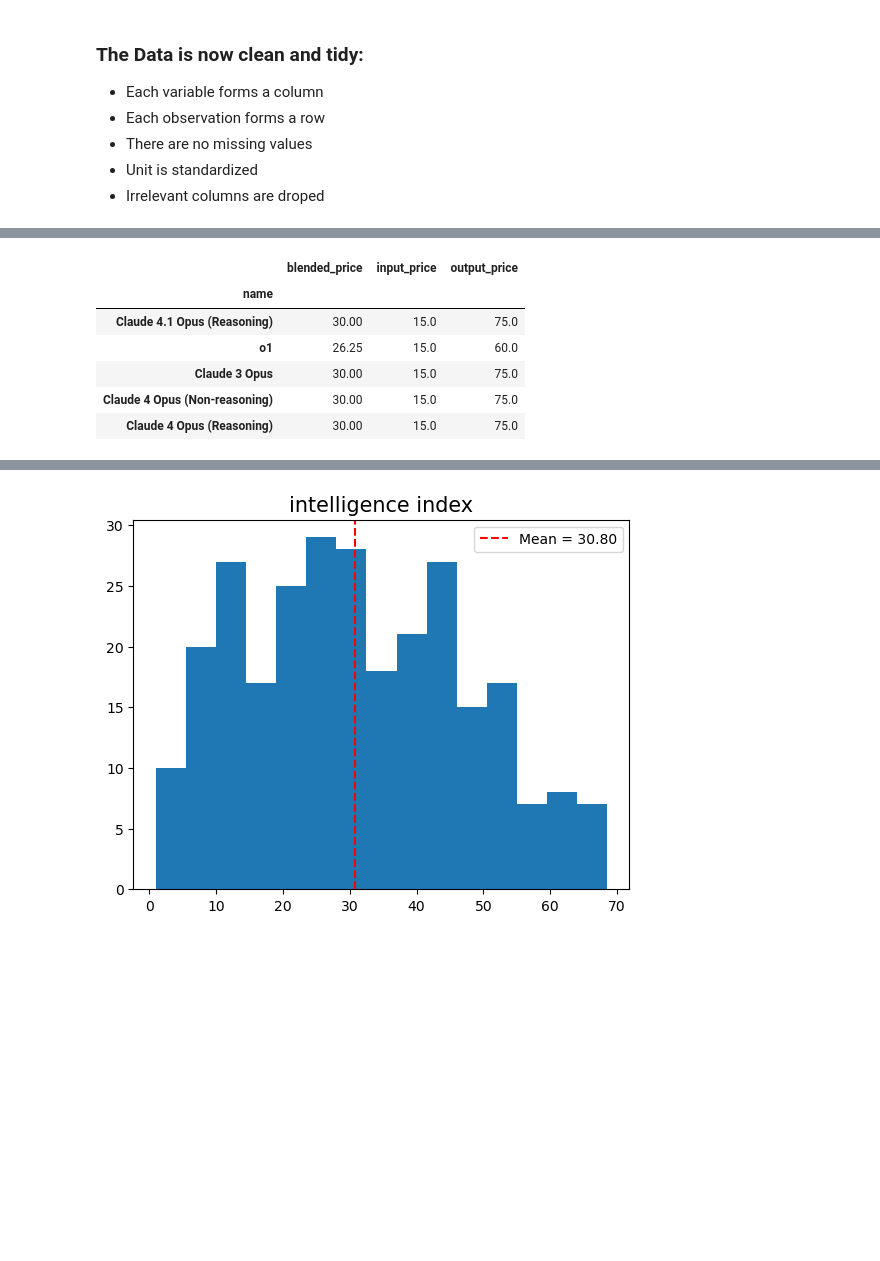
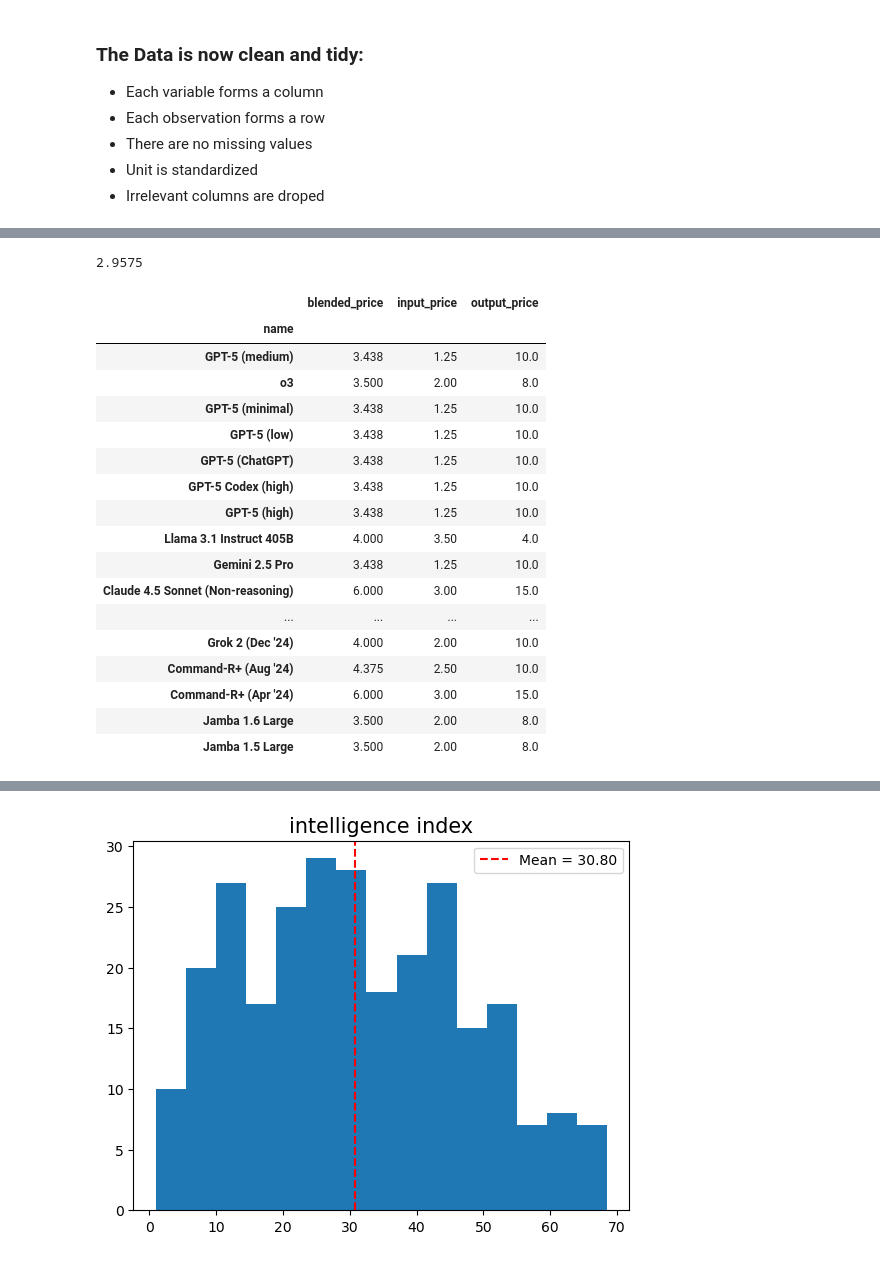
Before and after one commit to JamesDrQ/llm-performance-vs-cost, a Jupyter notebook: 02-EDACheckpoint.ipynb, the cells around one changed output, grey strips where cells are left out. Cells and saved outputs as stored; diff of their text form; code cells hidden in the pictures; blank space fills up the shorter version.

```diff
--- a/02-EDACheckpoint.ipynb
+++ b/02-EDACheckpoint.ipynb
@@ -376,11 +396,31 @@ for i in range(len(prices)):
+# %%
+q1_bp = leaderboard['blended_price'].quantile(0.25)
+q3_bp = leaderboard['blended_price'].quantile(0.75)
+iqr_bp = q3_bp - q1_bp
+upper_bp = q3_bp + 1.5 * iqr_bp
+
+print(upper_bp)
+# %% [output]
+2.9575
 # %%
-# extreme values:
-leaderboard[leaderboard['blended_price'] > 10 ].get(prices)
+# statistically extreme values:
+leaderboard[leaderboard['blended_price'] > 2.9575 ].get(prices)
 # %% [output]
 |  | blended_price | input_price | output_price |
 | name |  |  |  |
-| Claude 4.1 Opus (Reasoning) | 30.00 | 15.0 | 75.0 |
-| o1 | 26.25 | 15.0 | 60.0 |
-| Claude 3 Opus | 30.00 | 15.0 | 75.0 |
-| Claude 4 Opus (Non-reasoning) | 30.00 | 15.0 | 75.0 |
-| Claude 4 Opus (Reasoning) | 30.00 | 15.0 | 75.0 |
+| GPT-5 (medium) | 3.438 | 1.25 | 10.0 |
+| o3 | 3.500 | 2.00 | 8.0 |
+| GPT-5 (minimal) | 3.438 | 1.25 | 10.0 |
+| GPT-5 (low) | 3.438 | 1.25 | 10.0 |
+| GPT-5 (ChatGPT) | 3.438 | 1.25 | 10.0 |
+| GPT-5 Codex (high) | 3.438 | 1.25 | 10.0 |
+| GPT-5 (high) | 3.438 | 1.25 | 10.0 |
+| Llama 3.1 Instruct 405B | 4.000 | 3.50 | 4.0 |
+| Gemini 2.5 Pro | 3.438 | 1.25 | 10.0 |
+| Claude 4.5 Sonnet (Non-reasoning) | 6.000 | 3.00 | 15.0 |
+| ... | ... | ... | ... |
+| Grok 2 (Dec '24) | 4.000 | 2.00 | 10.0 |
+| Command-R+ (Aug '24) | 4.375 | 2.50 | 10.0 |
+| Command-R+ (Apr '24) | 6.000 | 3.00 | 15.0 |
+| Jamba 1.6 Large | 3.500 | 2.00 | 8.0 |
+| Jamba 1.5 Large | 3.500 | 2.00 | 8.0 |
```
Also changed, not shown: parts of 18 cells of this notebook.
